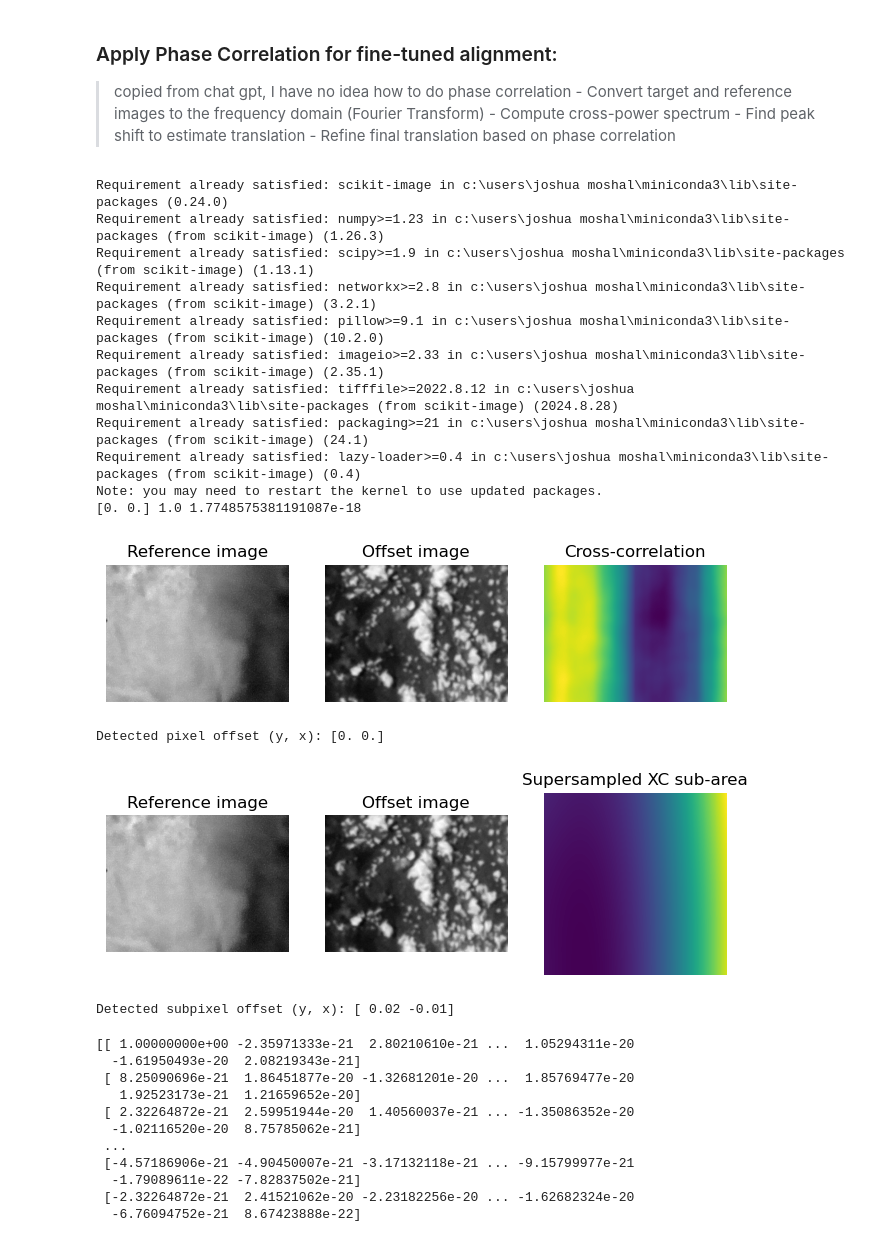
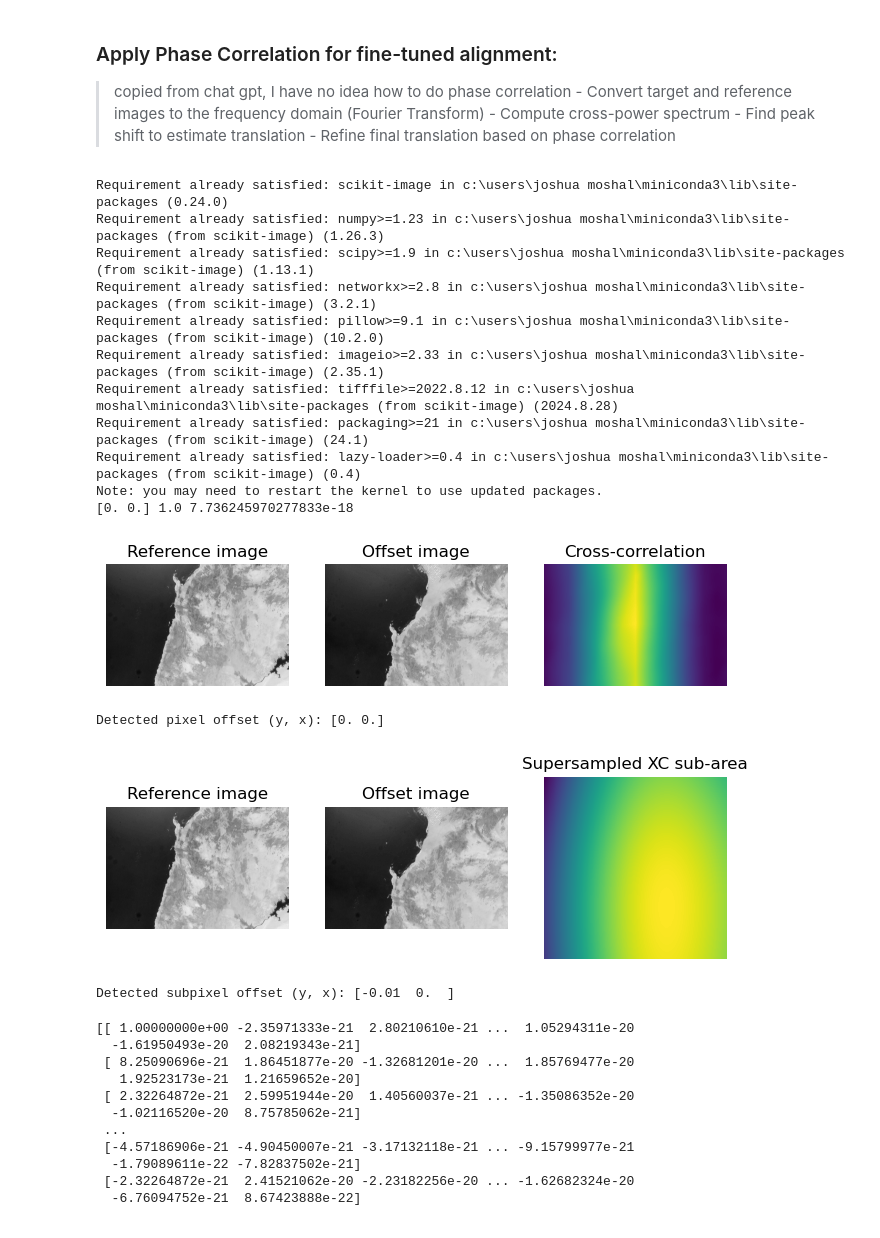
Before and after one commit to MuteKnowLESS/Astro-Pi-Tracking, a Jupyter notebook: SIFT_RANSAC_PHASE_COL.ipynb, the cells around one changed output. Saved outputs shown, nothing was run; the diff lists cells and outputs as text; code cells hidden in the pictures.

```diff
--- a/SIFT_RANSAC_PHASE_COL.ipynb
+++ b/SIFT_RANSAC_PHASE_COL.ipynb
@@ -196,7 +196,7 @@ im2  = cv2.imread('earth_img\photo_094_53245597269_o.jpg', cv2.IMREAD_GRAYSCALE)
 # im1 = cv2.resize(im1, (0,0), fx=0.039, fy=0.039)
 # im2 = cv2.resize(im2, (0,0), fx=0.039, fy=0.039)
 
-h, w = 300,400
+h, w = 2000,3000
 
 center = im1.shape
 x = center[1]/2 - w//2
@@ -259,38 +259,38 @@ ax1.imshow(image, cmap='gray')
 ax1.set_axis_off()
 ax1.set_title('Reference image')
 
 ax2.imshow(offset_image.real, cmap='gray')
 ax2.set_axis_off()
 ax2.set_title('Offset image')
 
 # Calculate the upsampled DFT, again to show what the algorithm is doing
 # behind the scenes.  Constants correspond to calculated values in routine.
 # See source code for details.
 cc_image = _upsampled_dft(image_product, 150, 100, (shift*100)+75).conj()
 ax3.imshow(cc_image.real)
 ax3.set_axis_off()
 ax3.set_title("Supersampled XC sub-area")
 
 
 plt.show()
 
 print("Detected subpixel offset (y, x): {}".format(shift))
 # %% [output]
 Requirement already satisfied: scikit-image in c:\users\joshua moshal\miniconda3\lib\site-packages (0.24.0)
 Requirement already satisfied: numpy>=1.23 in c:\users\joshua moshal\miniconda3\lib\site-packages (from scikit-image) (1.26.3)
 Requirement already satisfied: scipy>=1.9 in c:\users\joshua moshal\miniconda3\lib\site-packages (from scikit-image) (1.13.1)
 Requirement already satisfied: networkx>=2.8 in c:\users\joshua moshal\miniconda3\lib\site-packages (from scikit-image) (3.2.1)
 Requirement already satisfied: pillow>=9.1 in c:\users\joshua moshal\miniconda3\lib\site-packages (from scikit-image) (10.2.0)
 Requirement already satisfied: imageio>=2.33 in c:\users\joshua moshal\miniconda3\lib\site-packages (from scikit-image) (2.35.1)
 Requirement already satisfied: tifffile>=2022.8.12 in c:\users\joshua moshal\miniconda3\lib\site-packages (from scikit-image) (2024.8.28)
 Requirement already satisfied: packaging>=21 in c:\users\joshua moshal\miniconda3\lib\site-packages (from scikit-image) (24.1)
 Requirement already satisfied: lazy-loader>=0.4 in c:\users\joshua moshal\miniconda3\lib\site-packages (from scikit-image) (0.4)
 Note: you may need to restart the kernel to use updated packages.
-[0. 0.] 1.0 1.7748575381191087e-18
+[0. 0.] 1.0 7.736245970277833e-18
-[figure, old version]
+[figure, new version]
 Detected pixel offset (y, x): [0. 0.]
-[figure, old version]
+[figure, new version]
-Detected subpixel offset (y, x): [ 0.02 -0.01]
+Detected subpixel offset (y, x): [-0.01  0.  ]
 # %%
 def draw_matches(image1, keypoints1, image2, keypoints2, matches):
     """
```
Also changed, not shown: parts of 2 cells of this notebook, 2 other files.
